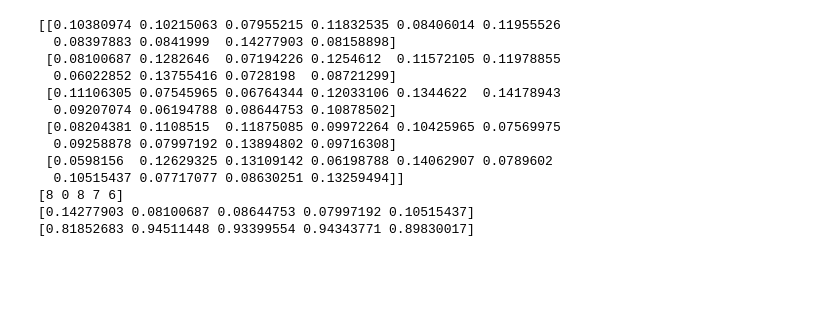
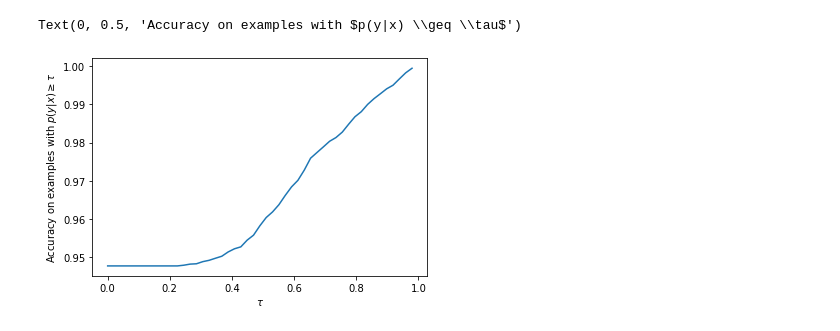
Before and after one commit to gintepe/DeepEnsembleUncertainty, a Jupyter notebook: test.ipynb, the cells around one changed output. Cells and saved outputs as stored; diff of their text form; code cells hidden in the pictures; blank space fills up the shorter version.

Commit message:
minor refactor and checkpointing capability

```diff
--- a/test.ipynb
+++ b/test.ipynb
@@ -0,0 +12,16 @@
+# %%
+checkpointed_args = '/scratch/gp491/wandb/checkpoints/run-20210514_153059-ehhuqmwl/args.json'
+checkpointed_model = '/scratch/gp491/wandb/checkpoints/run-20210514_153059-ehhuqmwl/epoch_5.pth'
+
+model_args = Configuration.from_json(checkpointed_args)
+trainer = get_trainer(model_args, device='cpu')
+trainer.load_checkpoint(checkpointed_model)
+
+metric_dict = {'NLL': lambda p, g: metrics.basic_cross_entropy(p, g).item(),
+                'ECE': metrics.wrap_ece(bins=20),
+                'Brier': metrics.wrap_brier()}
+# %%
+test_loader = mnist.get_test_loader(model_args.data_dir, model_args.batch_size, corrupted=True, intensity=0, corruption='rotation')
+thresholds = np.linspace(0, 1, 50)
+entropy_bins = np.linspace(-1, 2.5, 100)
+acc, metric_res, thresholded_accuracies, thresholded_counts, binned_entropies = trainer.test(test_loader=test_loader, metric_dict=metric_dict, confidence_thresholds=thresholds, entropy_bins=entropy_bins)
@@ -30,37 +36,7 @@ Clipping input data to the valid range for imshow with RGB data ([0..1] for floa
-# %%
-import scipy.special
-logits=np.random.rand(5, 10)
-probs = None
-labels = np.random.randint(0, 10, 5)
-
-assert (probs is None) != (logits is None)
-if probs is None:
-    probs = scipy.special.softmax(logits, axis=-1)
-
-nlabels = probs.shape[-1]
-
-flat_probs = probs.reshape([-1, nlabels])
-print(flat_probs)
-
-flat_labels = labels.reshape([len(flat_probs)])
-print(flat_labels)
-
-plabel = flat_probs[np.arange(len(flat_labels)), flat_labels]
-print(plabel)
-
-out = np.square(flat_probs).sum(axis=-1) - 2 * plabel + 1
-print(out)
-# %% [output]
-[[0.10380974 0.10215063 0.07955215 0.11832535 0.08406014 0.11955526
-  0.08397883 0.0841999  0.14277903 0.08158898]
- [0.08100687 0.1282646  0.07194226 0.1254612  0.11572105 0.11978855
-  0.06022852 0.13755416 0.0728198  0.08721299]
- [0.11106305 0.07545965 0.06764344 0.12033106 0.1344622  0.14178943
-  0.09207074 0.06194788 0.08644753 0.10878502]
- [0.08204381 0.1108515  0.11875085 0.09972264 0.10425965 0.07569975
-  0.09258878 0.07997192 0.13894802 0.09716308]
- [0.0598156  0.12629325 0.13109142 0.06198788 0.14062907 0.0789602
-  0.10515437 0.07717077 0.08630251 0.13259494]]
-[8 0 8 7 6]
-[0.14277903 0.08100687 0.08644753 0.07997192 0.10515437]
-[0.81852683 0.94511448 0.93399554 0.94343771 0.89830017]
+# %%
+plt.plot(thresholds, thresholded_accuracies)
+plt.xlabel(r'$\tau$')
+plt.ylabel(r'Accuracy on examples with $p(y|x) \geq \tau$')
+# %% [output]
+Text(0, 0.5, 'Accuracy on examples with $p(y|x) \\geq \\tau$')
+[figure, added]
```
Also changed, not shown: parts of 12 cells of this notebook, 9 other files.
